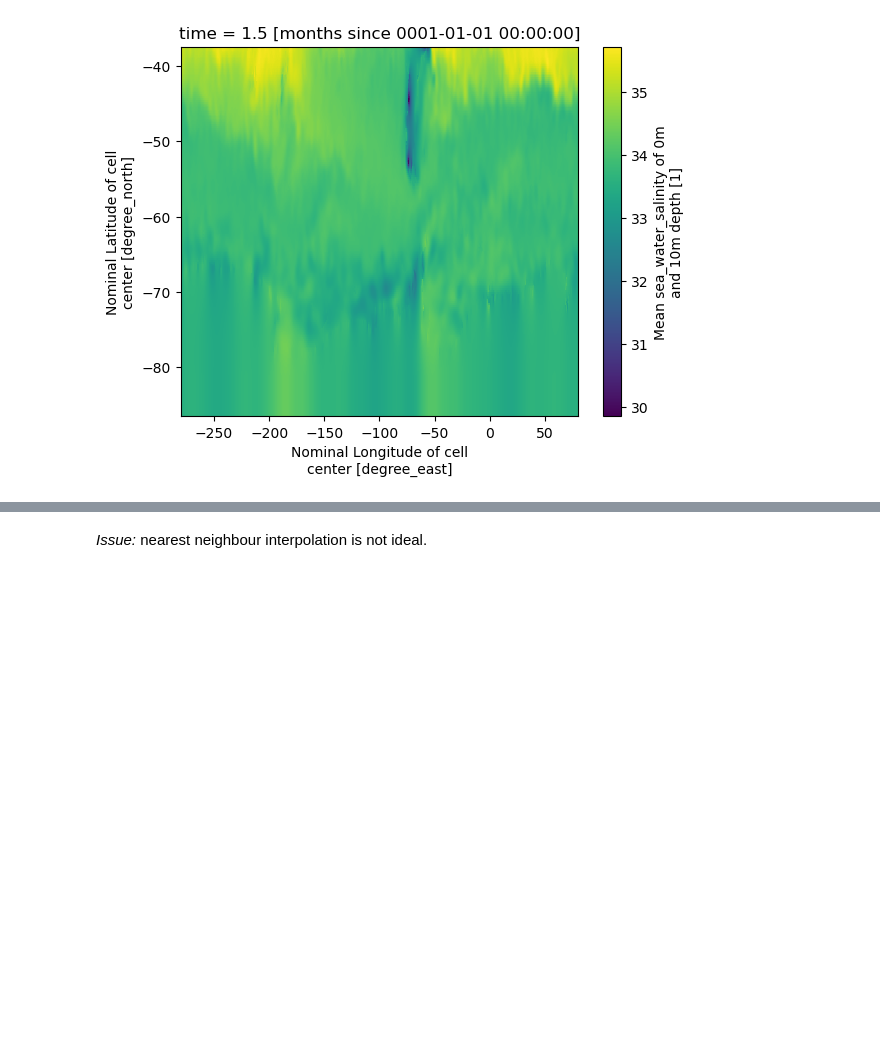
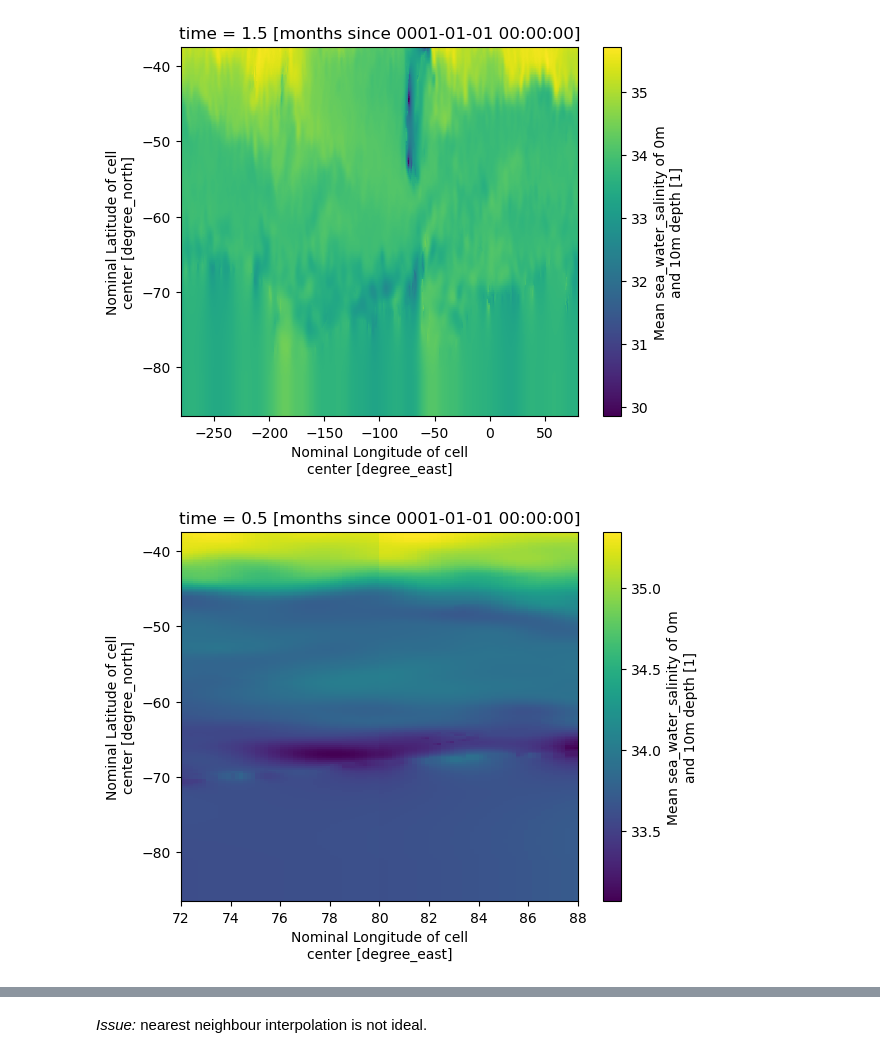
Before and after one commit to claireyung/mom6-panAn-iceshelf-tools, a Jupyter notebook: initial-conditions/salt-restoring.ipynb, the cells around one changed output, grey strips where cells are left out. Drawn from its saved outputs; the diff is of its cells as text; code cells hidden in the pictures; blank space fills up the shorter version.

Commit message:
fix stripe in salt restoring

```diff
--- a/initial-conditions/salt-restoring.ipynb
+++ b/initial-conditions/salt-restoring.ipynb
@@ -120,7 +122,7 @@ Mon Apr 24 13:45:56 2023: ncks -d lat,,844 salt_restore.nc salt_restore_cropped.
 NCO :
 netCDF Operators version 5.1.3 (Homepage = http://nco.sf.net, Code = http://github.com/nco/nco)
 # %%
-salt_restore_8k = salt_restore.interp(lat = ocean_hgrid_target_SO.y, lon = ocean_hgrid_target_SO.x, method = 'nearest').bfill('nyp').drop({'lat','lon'})
+salt_restore_8k = salt_restore.interp(lat = ocean_hgrid_target_SO.y, lon = ocean_hgrid_target_SO.x, method = 'nearest').bfill('nyp').bfill('nxp').ffill('nxp').drop({'lat','lon'})
 salt_restore_8k = salt_restore_8k.rename({'nyp':'lat','nxp':'lon'})
 
 salt_restore_8k['lat'] = ocean_hgrid_target_SO.isel(nxp=0).y.values
@@ -132,7 +134,7 @@ salt_restore_8k['lon'].attrs = mom6_01_for_attributes.lon.attrs
 salt_restore_8k['salt'].attrs = mom6_01_for_attributes.salt.attrs
 salt_restore_8k['time'].attrs = salt_restore_25k.time.attrs
 
-salt_restore_8k.attrs['description'] = 'Interpolated from 10th degree version (for MOM6-SIS2 panan) to 8km grid using xr.interp, method = nearest and bfilling southwards. notebook https://github.com/claireyung/mom6-panAn-iceshelf-tools/blob/main/initial-conditions/salt-restoring.ipynb'
+salt_restore_8k.attrs['description'] = 'Interpolated from 10th degree version (for MOM6-SIS2 panan) to 8km grid using xr.interp, method = nearest and bfilling southwards. notebook https://github.com/claireyung/mom6-panAn-iceshelf-tools/blob/main/initial-conditions/salt-restoring.ipynb. Added bfilling and ffilling E-W on 21 July 2025.'
 # %%
 salt_restore_8k
 # %% [output]
@@ -178,3 +180,13 @@ salt_restore_8k.isel(time = 1).salt.plot()
 # %% [output]
 <matplotlib.collections.QuadMesh at 0x...>
 [figure]
+# %%
+fig,axes = plt.subplots()
+ds_shifted = salt_restore_8k.copy()
+ds_shifted['lon']=salt_restore_8k.lon.values+360
+ds_shifted.salt.isel(time = 0).isel(lon = np.arange(0,100)).plot(add_colorbar = False,ax = axes)
+salt_restore_8k.salt.isel(time = 0).isel(lon = np.arange(-100,0)).plot(ax = axes)
+plt.xlim(72,88)
+plt.show()
+# %% [output]
+[figure, added]
```
Also changed, not shown: parts of 5 cells of this notebook.
